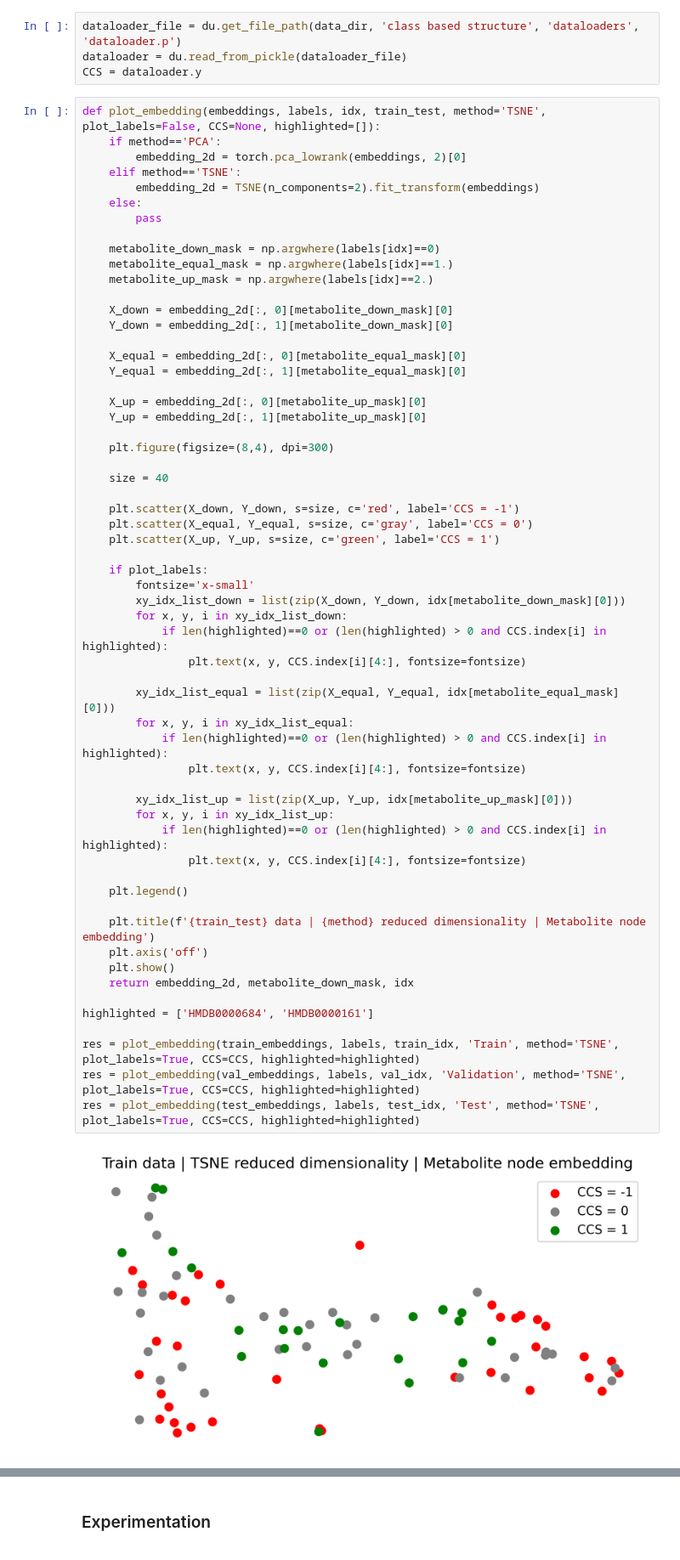
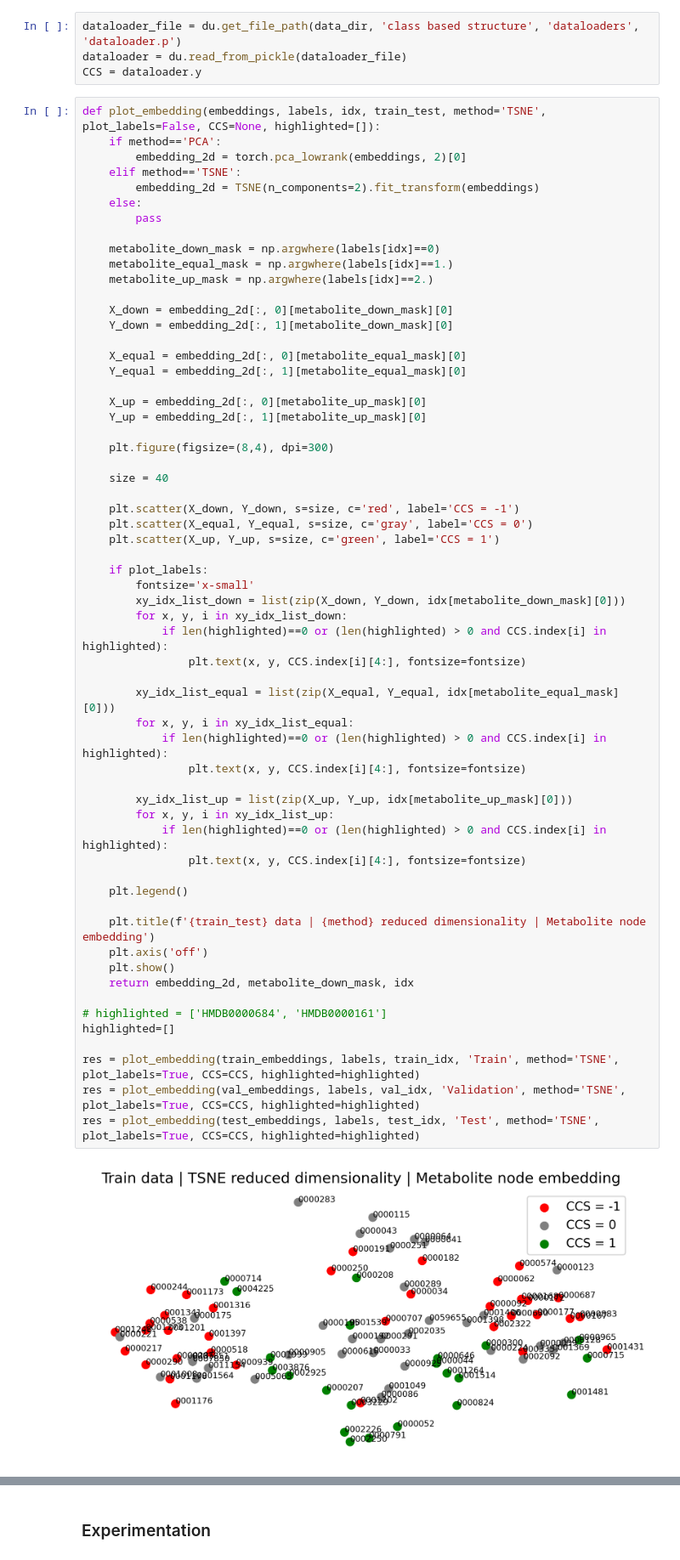
Before and after one commit to nmvdlei/PPMI_MAGNN, a Jupyter notebook: Inspect_model.ipynb, the cells around one changed output, grey strips where cells are left out. Shown at 85% size. Cells and saved outputs as stored; diff of their text form.

```diff
--- a/Inspect_model.ipynb
+++ b/Inspect_model.ipynb
@@ -131,32 +137,33 @@ def plot_embedding(embeddings, labels, idx, train_test, method='TSNE', plot_labe
 
     if plot_labels:
         fontsize='x-small'
         xy_idx_list_down = list(zip(X_down, Y_down, idx[metabolite_down_mask][0]))
         for x, y, i in xy_idx_list_down:
             if len(highlighted)==0 or (len(highlighted) > 0 and CCS.index[i] in highlighted):
                 plt.text(x, y, CCS.index[i][4:], fontsize=fontsize)
 
         xy_idx_list_equal = list(zip(X_equal, Y_equal, idx[metabolite_equal_mask][0]))
         for x, y, i in xy_idx_list_equal:
             if len(highlighted)==0 or (len(highlighted) > 0 and CCS.index[i] in highlighted):
                 plt.text(x, y, CCS.index[i][4:], fontsize=fontsize)
 
         xy_idx_list_up = list(zip(X_up, Y_up, idx[metabolite_up_mask][0]))
         for x, y, i in xy_idx_list_up:
             if len(highlighted)==0 or (len(highlighted) > 0 and CCS.index[i] in highlighted):
                 plt.text(x, y, CCS.index[i][4:], fontsize=fontsize)
 
     plt.legend()
 
     plt.title(f'{train_test} data | {method} reduced dimensionality | Metabolite node embedding')
     plt.axis('off')
     plt.show()
     return embedding_2d, metabolite_down_mask, idx
 
-highlighted = ['HMDB0000684', 'HMDB0000161']
+# highlighted = ['HMDB0000684', 'HMDB0000161']
+highlighted=[]
 
 res = plot_embedding(train_embeddings, labels, train_idx, 'Train', method='TSNE', plot_labels=True, CCS=CCS, highlighted=highlighted)
 res = plot_embedding(val_embeddings, labels, val_idx, 'Validation', method='TSNE', plot_labels=True, CCS=CCS, highlighted=highlighted)
 res = plot_embedding(test_embeddings, labels, test_idx, 'Test', method='TSNE', plot_labels=True, CCS=CCS, highlighted=highlighted)
 # %% [output]
-[figure, old version]
+[figure, new version]
```
Also changed, not shown: parts of 2 cells of this notebook, 1 other file.
